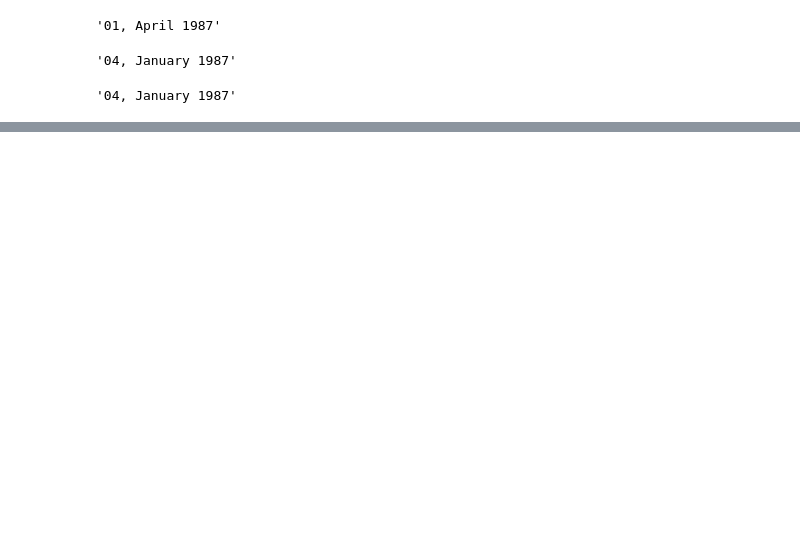
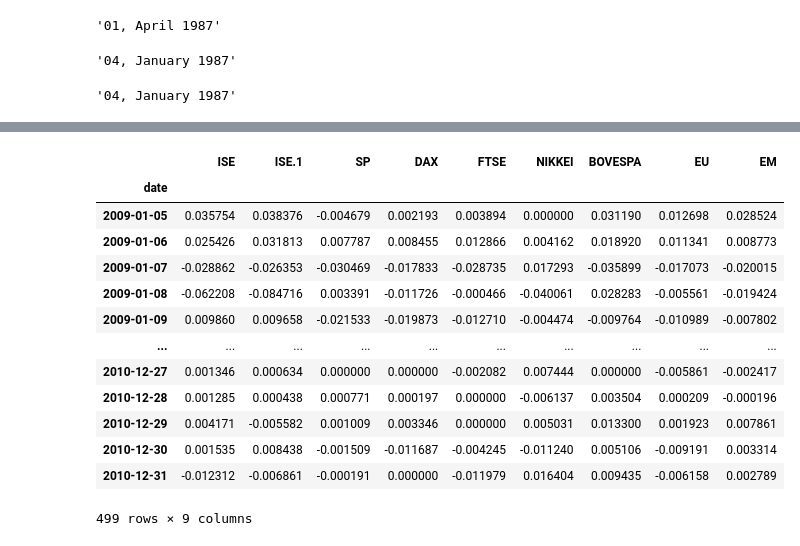
Before and after one commit to MrFanciful/Modern-Time-Series-Forecasting-with-Python-2E, a Jupyter notebook: my_work/chapter_02/01_My_Missing_Values.ipynb, the cells around one changed output, grey strips where cells are left out. Drawn from its saved outputs; the diff is of its cells as text; code cells hidden in the pictures; blank space fills up the shorter version.

```diff
--- a/my_work/chapter_02/01_My_Missing_Values.ipynb
+++ b/my_work/chapter_02/01_My_Missing_Values.ipynb
@@ -49,0 +126,17 @@ pd.to_datetime('4|1|1987', format='%d|%m|%Y').strftime('%d, %B %Y')
+# %%
+df[:'2010']
+# %% [output]
+|  | ISE | ISE.1 | SP | DAX | FTSE | NIKKEI | BOVESPA | EU | EM |
+| date |  |  |  |  |  |  |  |  |  |
+| 2009-01-05 | 0.035754 | 0.038376 | -0.004679 | 0.002193 | 0.003894 | 0.000000 | 0.031190 | 0.012698 | 0.028524 |
+| 2009-01-06 | 0.025426 | 0.031813 | 0.007787 | 0.008455 | 0.012866 | 0.004162 | 0.018920 | 0.011341 | 0.008773 |
+| 2009-01-07 | -0.028862 | -0.026353 | -0.030469 | -0.017833 | -0.028735 | 0.017293 | -0.035899 | -0.017073 | -0.020015 |
+| 2009-01-08 | -0.062208 | -0.084716 | 0.003391 | -0.011726 | -0.000466 | -0.040061 | 0.028283 | -0.005561 | -0.019424 |
+| 2009-01-09 | 0.009860 | 0.009658 | -0.021533 | -0.019873 | -0.012710 | -0.004474 | -0.009764 | -0.010989 | -0.007802 |
+| ... | ... | ... | ... | ... | ... | ... | ... | ... | ... |
+| 2010-12-27 | 0.001346 | 0.000634 | 0.000000 | 0.000000 | -0.002082 | 0.007444 | 0.000000 | -0.005861 | -0.002417 |
+| 2010-12-28 | 0.001285 | 0.000438 | 0.000771 | 0.000197 | 0.000000 | -0.006137 | 0.003504 | 0.000209 | -0.000196 |
+| 2010-12-29 | 0.004171 | -0.005582 | 0.001009 | 0.003346 | 0.000000 | 0.005031 | 0.013300 | 0.001923 | 0.007861 |
+| 2010-12-30 | 0.001535 | 0.008438 | -0.001509 | -0.011687 | -0.004245 | -0.011240 | 0.005106 | -0.009191 | 0.003314 |
+| 2010-12-31 | -0.012312 | -0.006861 | -0.000191 | 0.000000 | -0.011979 | 0.016404 | 0.009435 | -0.006158 | 0.002789 |
+499 rows × 9 columns
```
Also changed, not shown: parts of 10 cells of this notebook.
